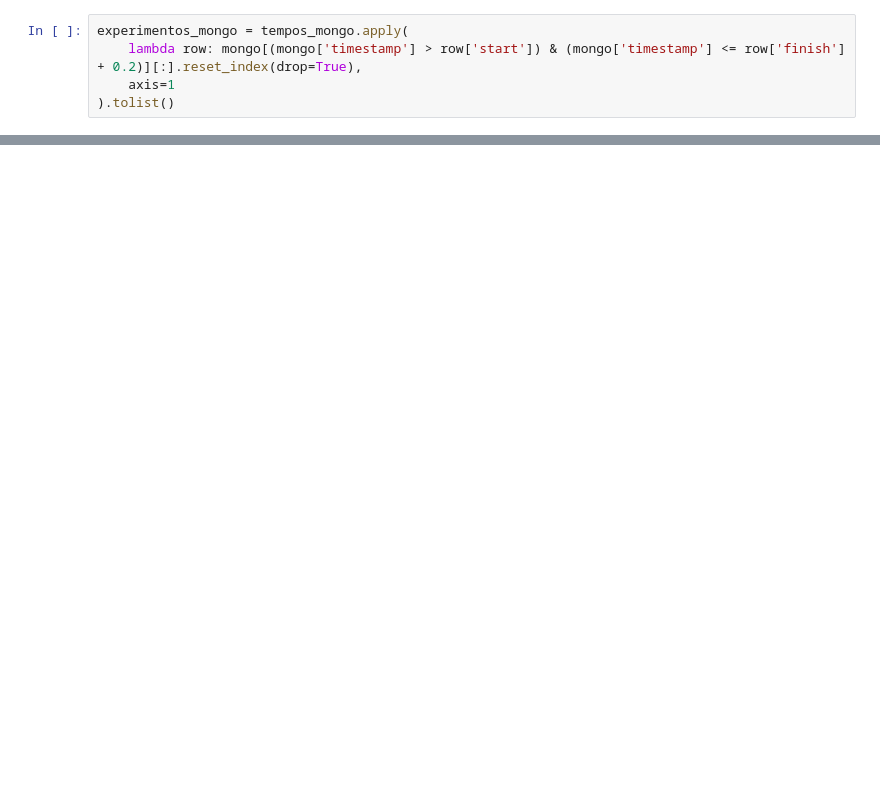
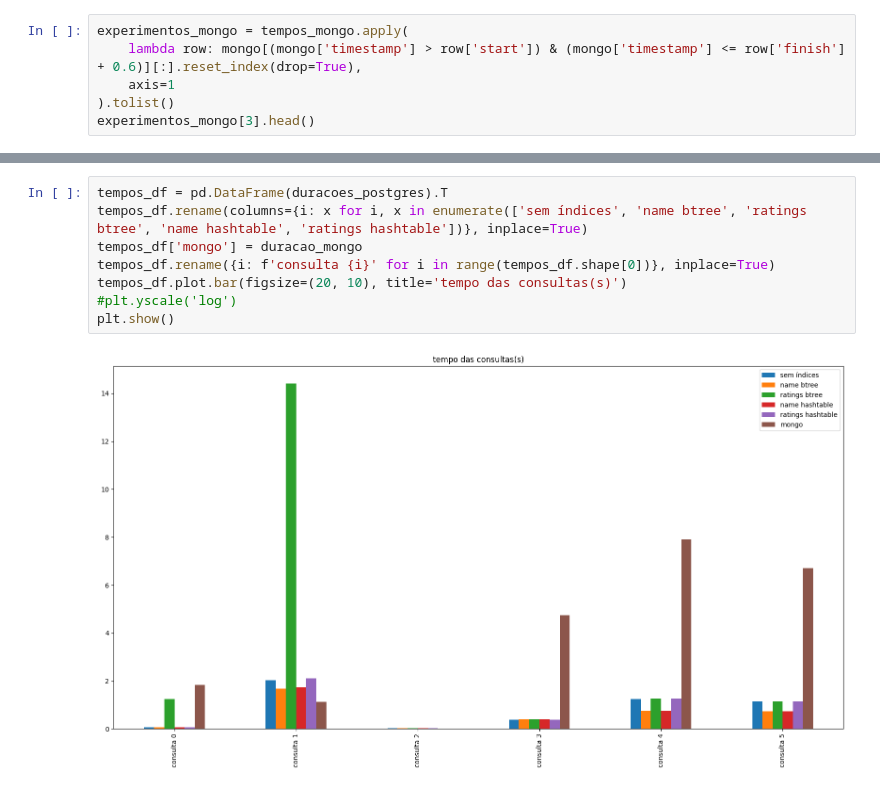
Before and after one commit to leticiapinho/banco-de-dados-MAC5760, a Jupyter notebook: experiment/Análise do desempenho.ipynb, the cells around one changed output, grey strips where cells are left out. Drawn from its saved outputs; the diff is of its cells as text; blank space fills up the shorter version.

```diff
--- a/experiment/Análise do desempenho.ipynb
+++ b/experiment/Análise do desempenho.ipynb
@@ -23,5 +59,6 @@ dtype: float64
 # %%
 experimentos_mongo = tempos_mongo.apply(
-    lambda row: mongo[(mongo['timestamp'] > row['start']) & (mongo['timestamp'] <= row['finish'] + 0.2)][:].reset_index(drop=True),
+    lambda row: mongo[(mongo['timestamp'] > row['start']) & (mongo['timestamp'] <= row['finish'] + 0.6)][:].reset_index(drop=True),
     axis=1
 ).tolist()
+experimentos_mongo[3].head()
@@ -64,0 +143,10 @@ plt.show()
+# %%
+tempos_df = pd.DataFrame(duracoes_postgres).T
+tempos_df.rename(columns={i: x for i, x in enumerate(['sem índices', 'name btree', 'ratings btree', 'name hashtable', 'ratings hashtable'])}, inplace=True)
+tempos_df['mongo'] = duracao_mongo
+tempos_df.rename({i: f'consulta {i}' for i in range(tempos_df.shape[0])}, inplace=True)
+tempos_df.plot.bar(figsize=(20, 10), title='tempo das consultas(s)')
+#plt.yscale('log')
+plt.show()
+# %% [output]
+[figure, added]
```
Also changed, not shown: parts of 15 cells of this notebook.
